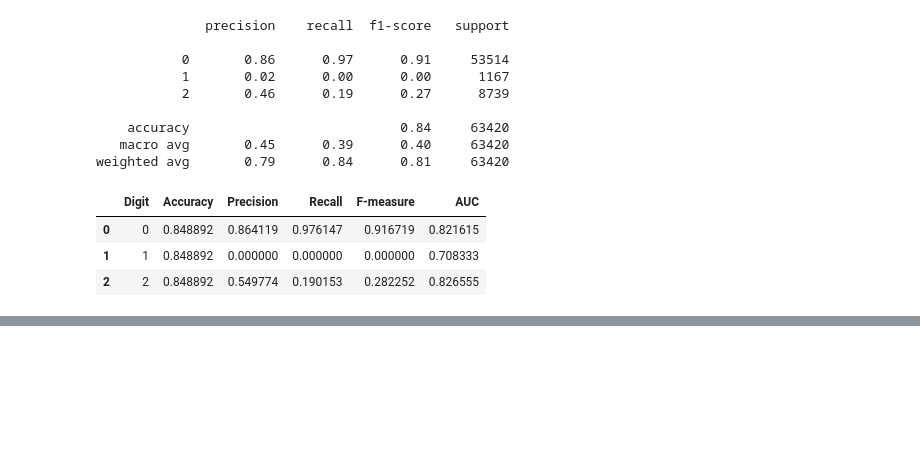
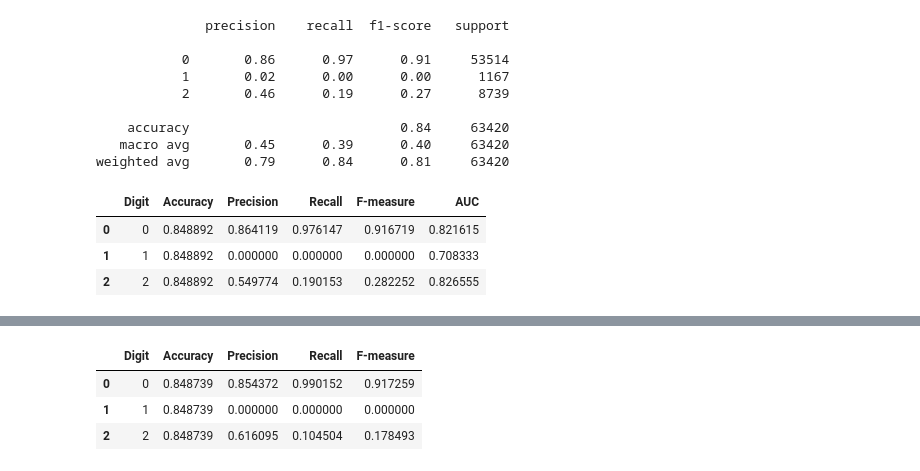
Before and after one commit to MrSykoPath/Diabetes-Detection, a Jupyter notebook: Phase 3/phase_3.ipynb, the cells around one changed output, grey strips where cells are left out. Saved outputs shown, nothing was run; the diff lists cells and outputs as text; code cells hidden in the pictures; blank space fills up the shorter version.

```diff
--- a/Phase 3/phase_3.ipynb
+++ b/Phase 3/phase_3.ipynb
@@ -909,0 +1010,41 @@ weighted avg       0.79      0.84      0.81     63420
+# %%
+accuracies_final_svm = []
+precisions_final_svm = []
+recalls_final_svm = []
+f1_scores_final_svm = []
+# %%
+for i in range (0,3):
+    accuracies_final_svm.append(0.0)
+    precisions_final_svm.append(0.0)
+    recalls_final_svm.append(0.0)
+    f1_scores_final_svm.append(0.0)
+# %%
+for i in range (0,10):
+    accuracies_final_svm = np.add(accuracies_final_svm,accuracies_svm[i])
+    precisions_final_svm = np.add(precisions_final_svm,precisions_svm[i])
+    recalls_final_svm = np.add(recalls_final_svm,recalls_svm[i])
+    f1_scores_final_svm = np.add(f1_scores_final_svm,f1_scores_svm[i])
+
+
+for i in range (0,3):
+    accuracies_final_svm[i] = accuracies_final_svm[i]/10.0
+    precisions_final_svm[i] = precisions_final_svm[i]/10.0
+    recalls_final_svm[i] = recalls_final_svm[i]/10.0
+    f1_scores_final_svm[i] = f1_scores_final_svm[i]/10.0
+# %%
+data = {
+    'Digit': [0,1,2],
+    'Accuracy': accuracies_final_svm,
+    'Precision': precisions_final_svm,
+    'Recall': recalls_final_svm,
+    'F-measure': f1_scores_final_svm,
+}
+
+results_df_svm = pd.DataFrame(data)
+# %%
+results_df_svm
+# %% [output]
+|  | Digit | Accuracy | Precision | Recall | F-measure |
+| 0 | 0 | 0.848739 | 0.854372 | 0.990152 | 0.917259 |
+| 1 | 1 | 0.848739 | 0.000000 | 0.000000 | 0.000000 |
+| 2 | 2 | 0.848739 | 0.616095 | 0.104504 | 0.178493 |
```
Also changed, not shown: parts of 19 cells of this notebook.
